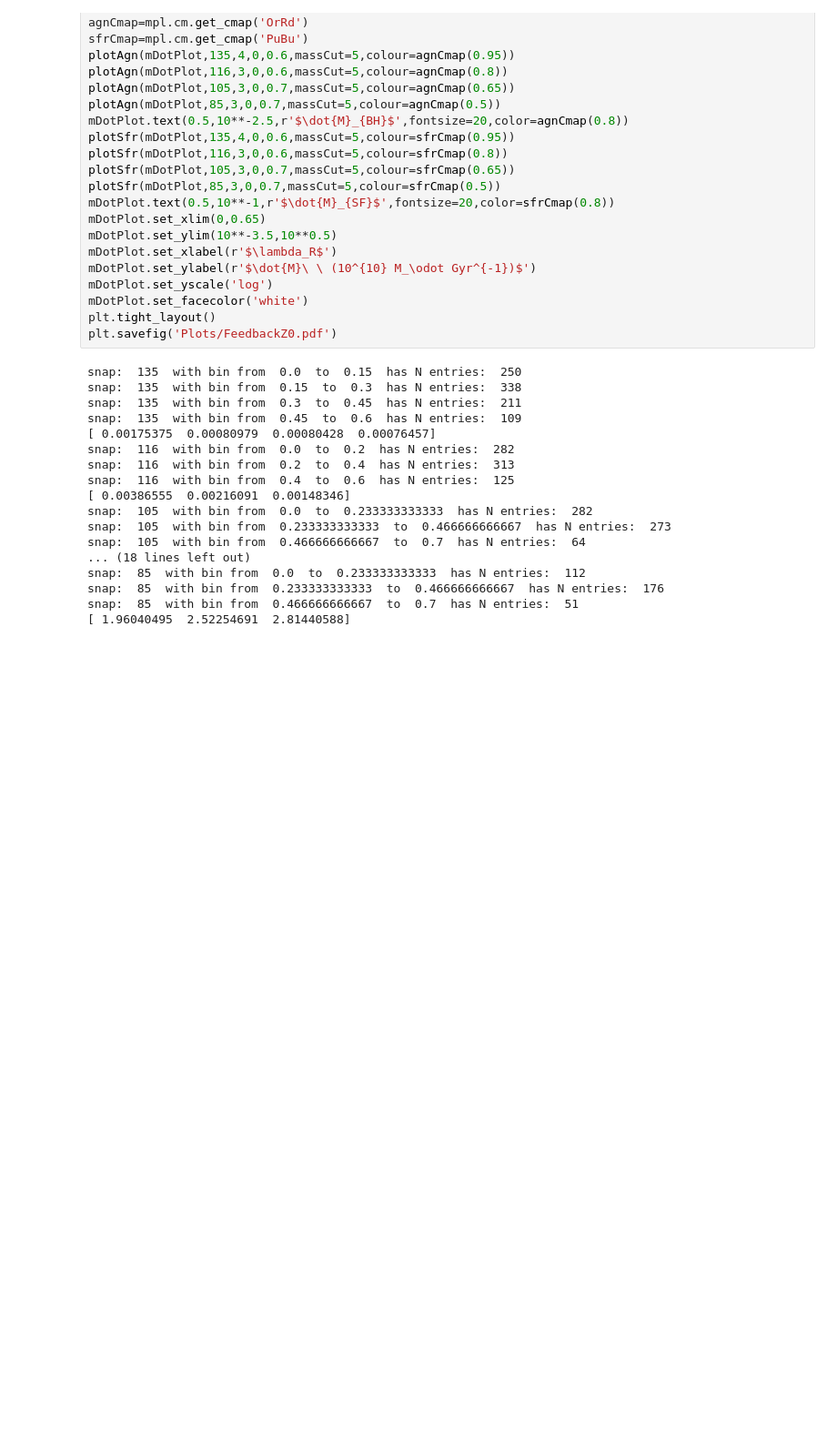
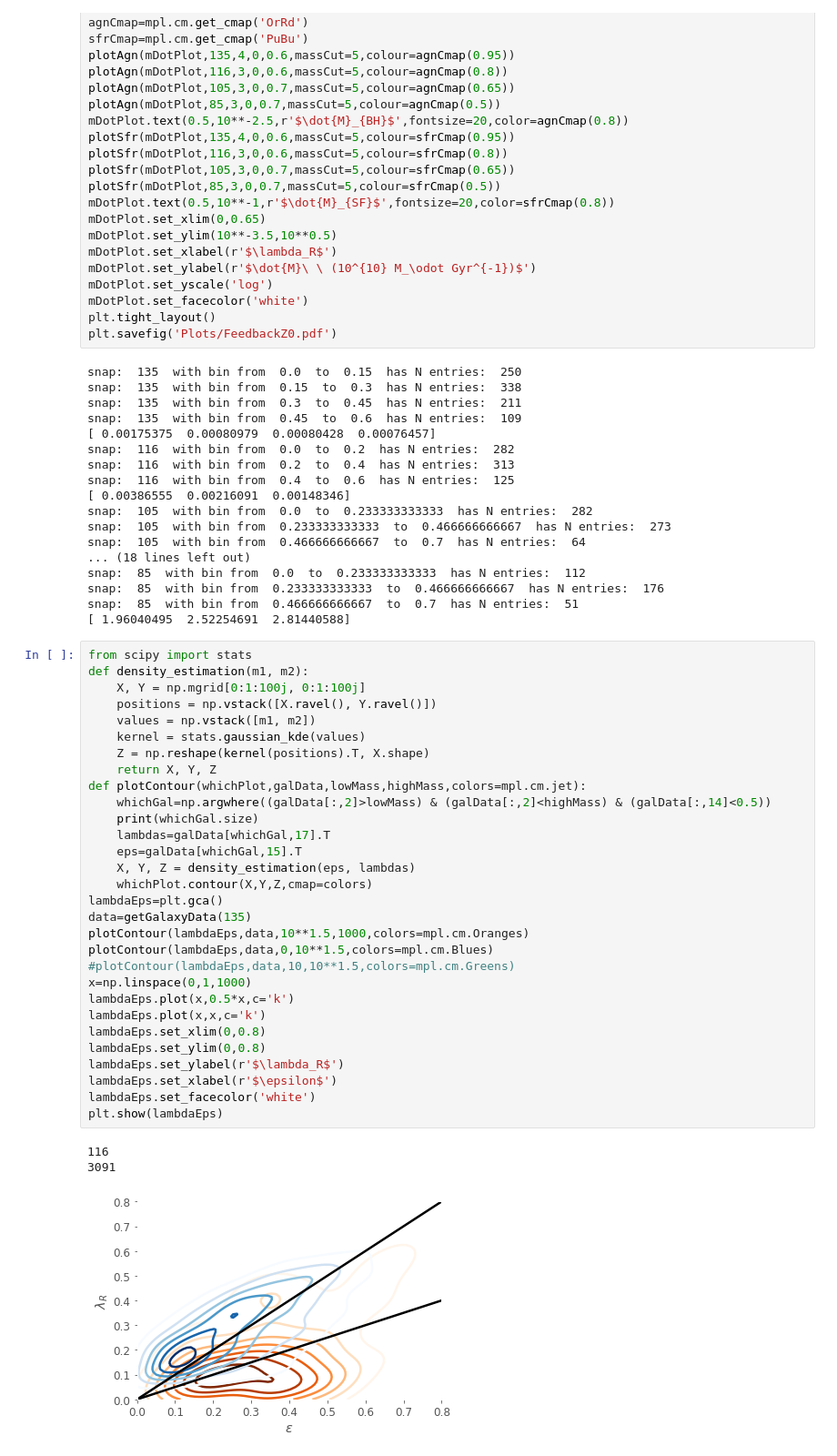
Before and after one commit to zpenoyre/illustris, a Jupyter notebook: sandbox.ipynb, the cells around one changed output. Shown at 91% size. Drawn from its saved outputs; the diff is of its cells as text; blank space fills up the shorter version.

Commit message:
Plotting lambda vs epsilon

```diff
--- a/sandbox.ipynb
+++ b/sandbox.ipynb
@@ -123,3 +120,37 @@ snap:  85  with bin from  0.0  to  0.233333333333  has N entries:  112
 snap:  85  with bin from  0.233333333333  to  0.466666666667  has N entries:  176
 snap:  85  with bin from  0.466666666667  to  0.7  has N entries:  51
 [ 1.96040495  2.52254691  2.81440588]
+# %%
+from scipy import stats
+def density_estimation(m1, m2):
+    X, Y = np.mgrid[0:1:100j, 0:1:100j]
+    positions = np.vstack([X.ravel(), Y.ravel()])
+    values = np.vstack([m1, m2])
+    kernel = stats.gaussian_kde(values)
+    Z = np.reshape(kernel(positions).T, X.shape)
+    return X, Y, Z
+def plotContour(whichPlot,galData,lowMass,highMass,colors=mpl.cm.jet):
+    whichGal=np.argwhere((galData[:,2]>lowMass) & (galData[:,2]<highMass) & (galData[:,14]<0.5))
+    print(whichGal.size)
+    lambdas=galData[whichGal,17].T
+    eps=galData[whichGal,15].T
+    X, Y, Z = density_estimation(eps, lambdas)
+    whichPlot.contour(X,Y,Z,cmap=colors)
+lambdaEps=plt.gca()
+data=getGalaxyData(135)
+plotContour(lambdaEps,data,10**1.5,1000,colors=mpl.cm.Oranges)
+plotContour(lambdaEps,data,0,10**1.5,colors=mpl.cm.Blues)
+#plotContour(lambdaEps,data,10,10**1.5,colors=mpl.cm.Greens)
+x=np.linspace(0,1,1000)
+lambdaEps.plot(x,0.5*x,c='k')
+lambdaEps.plot(x,x,c='k')
+lambdaEps.set_xlim(0,0.8)
+lambdaEps.set_ylim(0,0.8)
+lambdaEps.set_ylabel(r'$\lambda_R$')
+lambdaEps.set_xlabel(r'$\epsilon$')
+lambdaEps.set_facecolor('white')
+plt.show(lambdaEps)
+# %% [output]
+116
+3091
+[figure, added]
```
Also changed, not shown: parts of 3 cells of this notebook, 1 other file.
